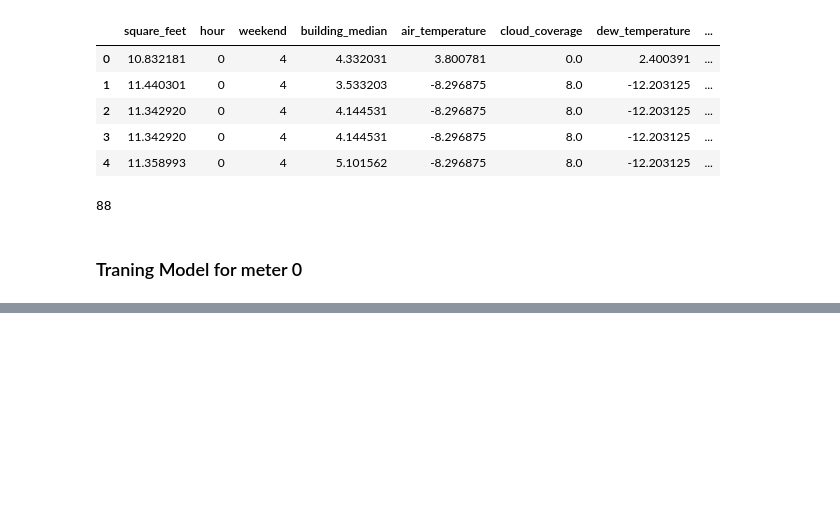
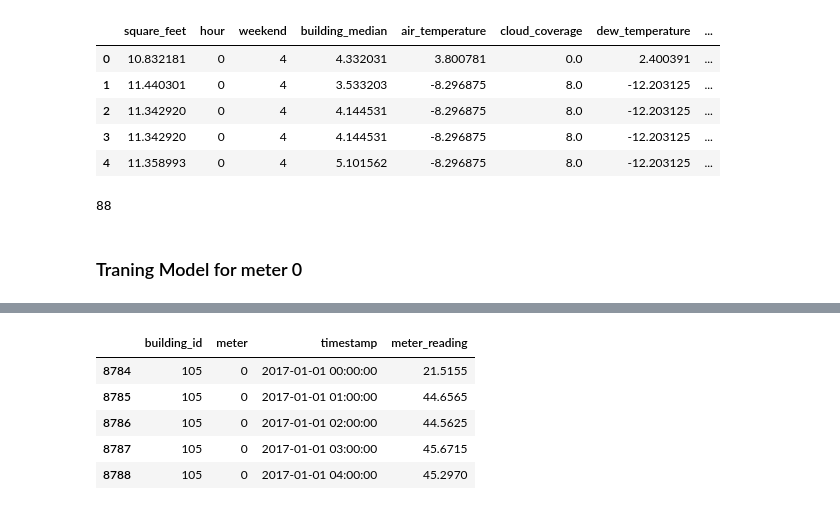
Before and after one commit to aadil-srivastava01/competitive-data-science, a Jupyter notebook: 06-ASHRAE-great-energy-predictor-III/notebooks/09_UCF_LGBM-50_50.ipynb, the cells around one changed output, grey strips where cells are left out. Saved outputs shown, nothing was run; the diff lists cells and outputs as text; code cells hidden in the pictures; blank space fills up the shorter version.

```diff
--- a/06-ASHRAE-great-energy-predictor-III/notebooks/09_UCF_LGBM-50_50.ipynb
+++ b/06-ASHRAE-great-energy-predictor-III/notebooks/09_UCF_LGBM-50_50.ipynb
@@ -553,0 +613,23 @@ sample_submission['meter_reading'].max()
+# %%
+leak_score1 = 0
+
+leak_df = pd.read_pickle('site1.pkl')
+leak_df['meter_reading'] = leak_df.meter_reading_scraped
+leak_df.drop(['meter_reading_scraped'], axis=1, inplace=True)
+leak_df.fillna(0, inplace=True)
+leak_df = leak_df[leak_df.timestamp.dt.year > 2016]
+leak_df.loc[leak_df.meter_reading < 0, 'meter_reading'] = 0 # remove large negative values
+
+#sample_submission.loc[sample_submission.meter_reading < 0, 'meter_reading'] = 0
+
+for bid in leak_df.building_id.unique():
+    temp_df = leak_df[(leak_df.building_id == bid)]
+    for m in temp_df.meter.unique():
+        v0 = sample_submission.loc[(df_test.building_id == bid)&(df_test.meter==m), 'meter_reading'].values
+        v1 = temp_df[temp_df.meter==m].meter_reading.values
+
+        leak_score1 += mean_squared_error(np.log1p(v0), np.log1p(v1)) * len(v0)
+
+        sample_submission.loc[(df_test.building_id == bid)&(df_test.meter==m), 'meter_reading'] = temp_df[temp_df.meter==m].meter_reading.values
+
+leak_score1 /= len(leak_df)
@@ -553,0 +638,9 @@ sample_submission['meter_reading'].max()
+# %%
+leak_df.head()
+# %% [output]
+|  | building_id | meter | timestamp | meter_reading |
+| 8784 | 105 | 0 | 2017-01-01 00:00:00 | 21.5155 |
+| 8785 | 105 | 0 | 2017-01-01 01:00:00 | 44.6565 |
+| 8786 | 105 | 0 | 2017-01-01 02:00:00 | 44.5625 |
+| 8787 | 105 | 0 | 2017-01-01 03:00:00 | 45.6715 |
+| 8788 | 105 | 0 | 2017-01-01 04:00:00 | 45.2970 |
```
Also changed, not shown: parts of 17 cells of this notebook.
